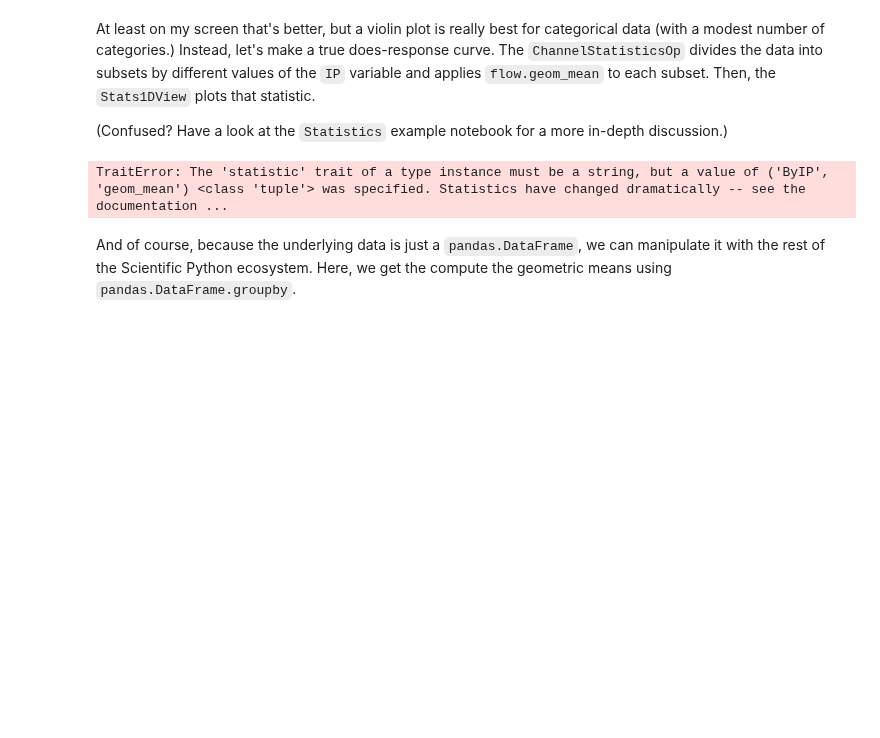
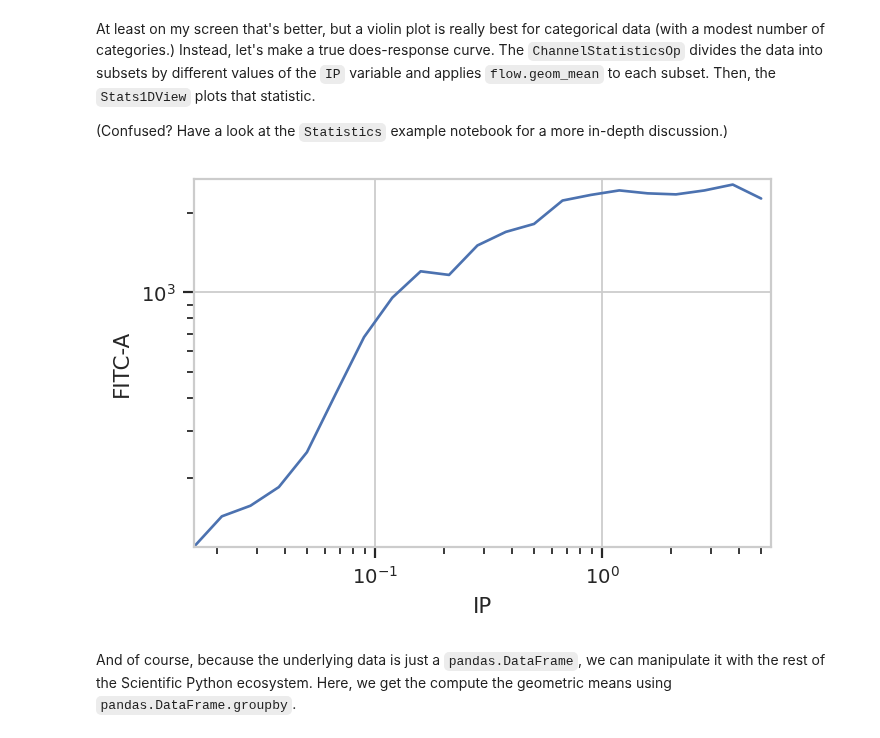
Before and after one commit to cytoflow/cytoflow, a Jupyter notebook: docs/examples-basic/Yeast Dose Response.ipynb, the cells around one changed output. Cells and saved outputs as stored; diff of their text form; code cells hidden in the pictures; blank space fills up the shorter version.

Commit message:
update dose-response example for stats -> dataframes

```diff
--- a/docs/examples-basic/Yeast Dose Response.ipynb
+++ b/docs/examples-basic/Yeast Dose Response.ipynb
@@ -124,16 +124,17 @@ At least on my screen that's better, but a violin plot is really best for catego
 # %%
 ex3 = flow.ChannelStatisticOp(name = "ByIP",
                               channel = "FITC-A",
                               by = ["IP"],
                               function = flow.geom_mean,
-                              subset = "Debris_Filter_1 == True").apply(ex2)
+                              subset = "Debris_Filter == True").apply(ex2)
 
-flow.Stats1DView(statistic = ("ByIP", "geom_mean"),
+flow.Stats1DView(statistic = "ByIP",
+                 feature = "FITC-A",
                  scale = "log",
                  variable = "IP",
                  variable_scale = "log").plot(ex3)
 # %% [output]
-TraitError: The 'statistic' trait of a type instance must be a string, but a value of ('ByIP', 'geom_mean') <class 'tuple'> was specified. Statistics have changed dramatically -- see the documentation ...
+[figure, added]
 # %% [markdown]
 And of course, because the underlying data is just a `pandas.DataFrame`, we can manipulate it with the rest of the Scientific Python ecosystem.  Here, we get the compute the geometric means using `pandas.DataFrame.groupby`.
 # %%
```
Also changed, not shown: parts of 5 cells of this notebook.
